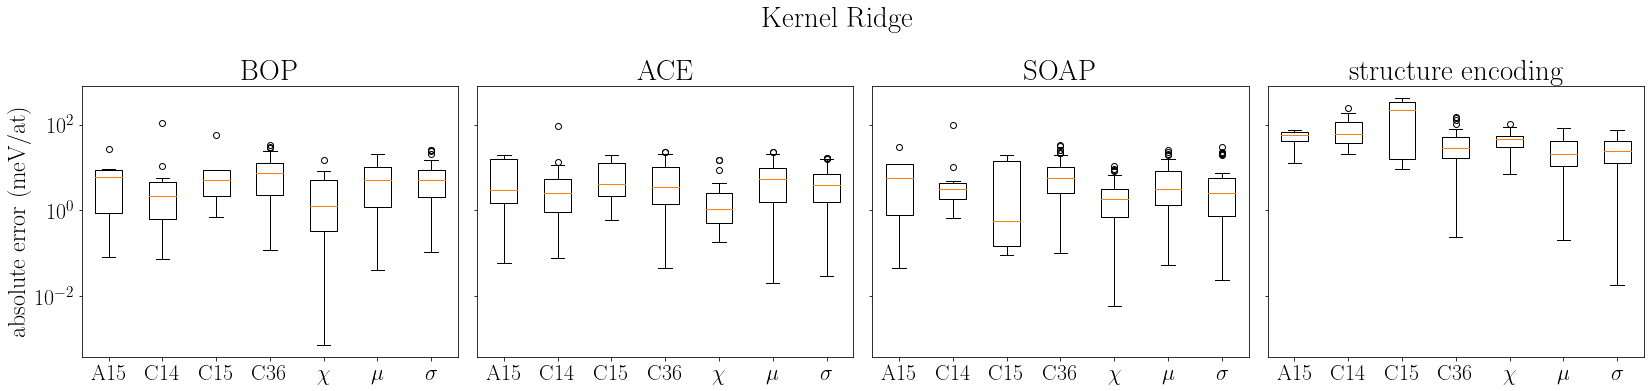
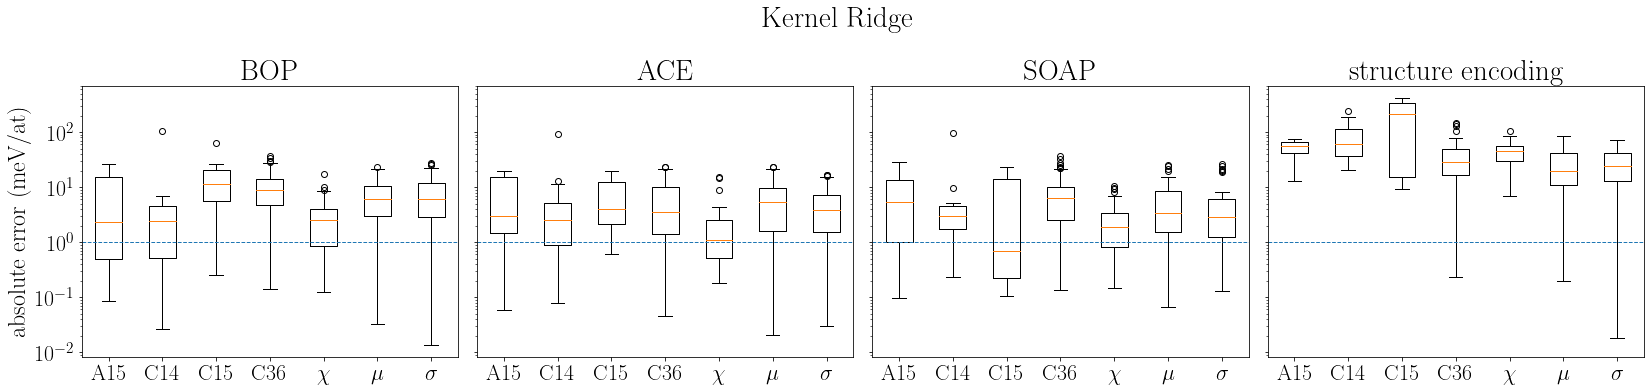
Unified diff of the notebook cell whose output changed from the first chart to the second:
--- before
+++ after
@@ -2,10 +2,9 @@
 plt.subplots_adjust(wspace=0.05)
 for ax, ((modelname, featurename), phase_err) in zip(axes, phase_Err.items()):
-    #break
-#ax.boxplot(data=[ s.values for s in phase_Err.values() ], labels=phase_Err.keys())
     theplot = ax.boxplot(x=phase_err.values(), labels=[make_phase_label(phasename) for phasename in phase_err.keys()])#, whis=0.75)
+    ax.axhline(1, linestyle='--', linewidth=1)
     ax.set_yscale('log')
     ax.set_title(make_feature_labels(featurename))
-
+axes[0].yaxis.set_major_formatter(LogFormatterSciNotation())
 ylabel = axes[0].set_ylabel('absolute error (meV/at)')
 fig.suptitle(ModelName, y=1.1)

Commit: improved plots for manuscript